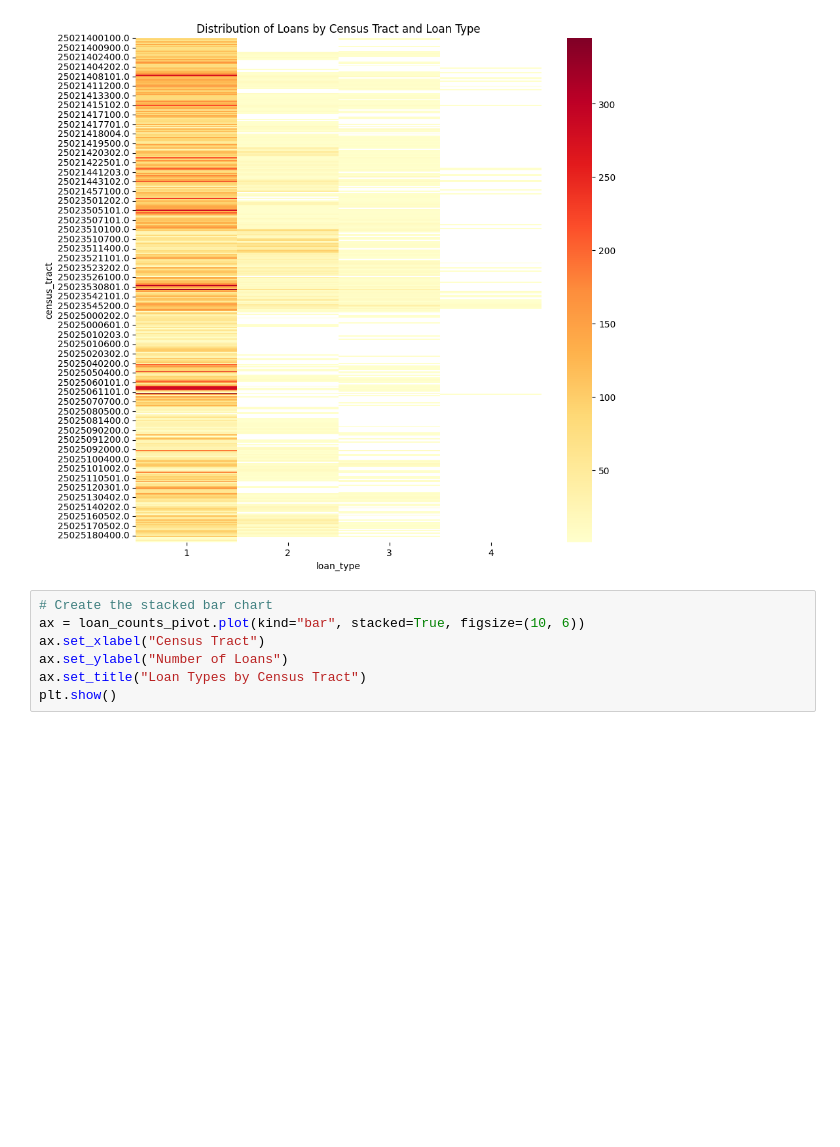
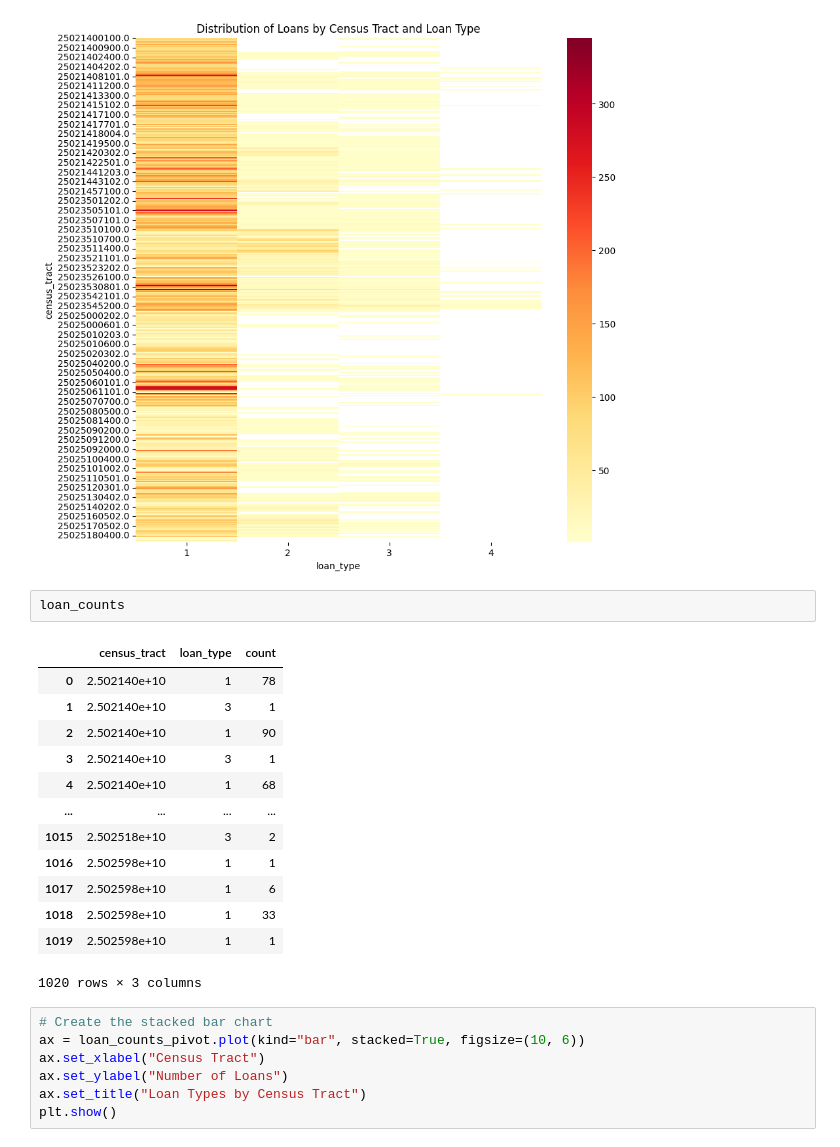
Before and after one commit to BU-Spark/ds-councilor-louijeune-fair-housing, a Jupyter notebook: spring23-team-1/scripts/msamd_data.ipynb, the cells around one changed output. Drawn from its saved outputs; the diff is of its cells as text; blank space fills up the shorter version.

```diff
--- a/spring23-team-1/scripts/msamd_data.ipynb
+++ b/spring23-team-1/scripts/msamd_data.ipynb
@@ -74,6 +74,22 @@ ax.set_title('Distribution of Loans by Census Tract and Loan Type')
 plt.show()
 # %% [output]
 [figure]
+# %%
+loan_counts
+# %% [output]
+|  | census_tract | loan_type | count |
+| 0 | 2.502140e+10 | 1 | 78 |
+| 1 | 2.502140e+10 | 3 | 1 |
+| 2 | 2.502140e+10 | 1 | 90 |
+| 3 | 2.502140e+10 | 3 | 1 |
+| 4 | 2.502140e+10 | 1 | 68 |
+| ... | ... | ... | ... |
+| 1015 | 2.502518e+10 | 3 | 2 |
+| 1016 | 2.502598e+10 | 1 | 1 |
+| 1017 | 2.502598e+10 | 1 | 6 |
+| 1018 | 2.502598e+10 | 1 | 33 |
+| 1019 | 2.502598e+10 | 1 | 1 |
+1020 rows × 3 columns
 # %%
 # Create the stacked bar chart
 ax = loan_counts_pivot.plot(kind="bar", stacked=True, figsize=(10, 6))
```
Also changed, not shown: 1 other file.
